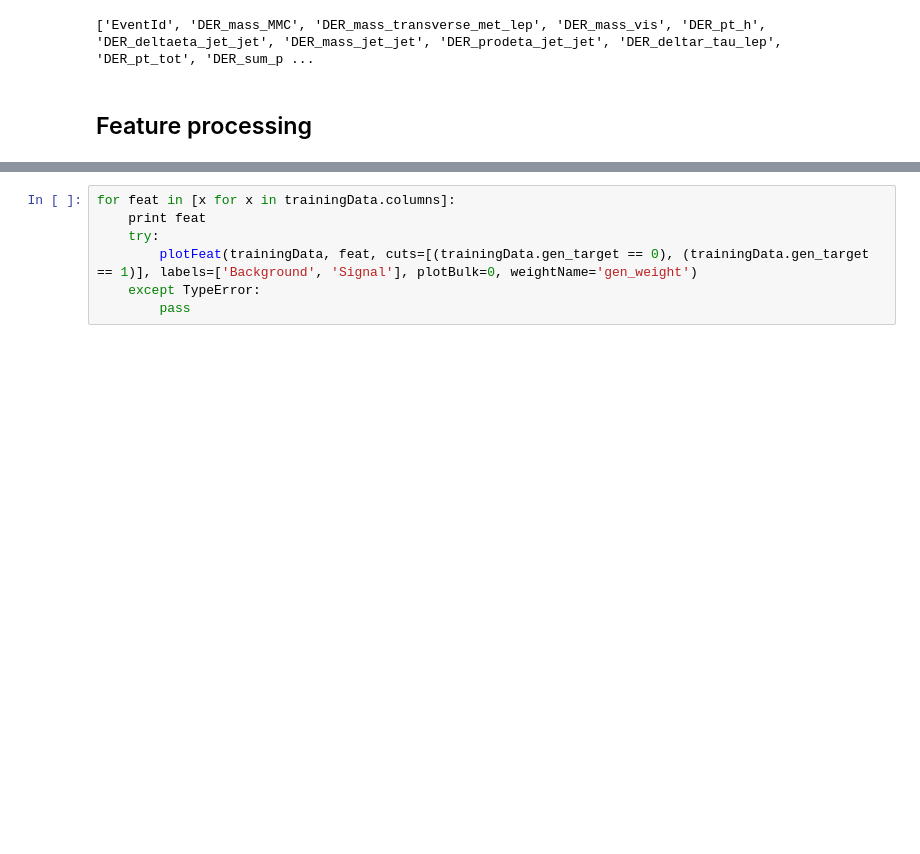
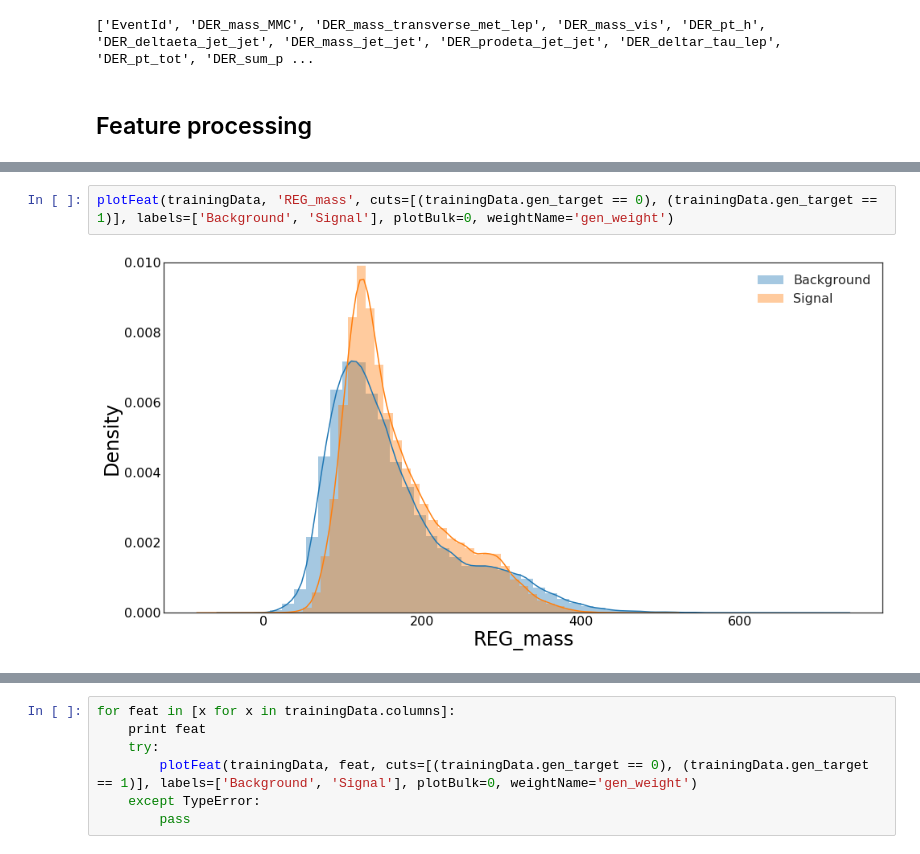
Before and after one commit to GilesStrong/Kaggle_HiggsML, a Jupyter notebook: Data_Processing/1_Data_Import.ipynb, the cells around one changed output, grey strips where cells are left out. Cells and saved outputs as stored; diff of their text form; blank space fills up the shorter version.

```diff
--- a/Data_Processing/1_Data_Import.ipynb
+++ b/Data_Processing/1_Data_Import.ipynb
@@ -100,3 +221,7 @@ Index([u'EventId', u'DER_mass_MMC', u'DER_mass_transverse_met_lep',
        u'PRI_jet_subleading_py', u'PRI_jet_subleading_pz', u'PRI_met_px',
        u'PRI_met_py'],
       dtype='object')
+# %%
+plotFeat(trainingData, 'REG_mass', cuts=[(trainingData.gen_target == 0), (trainingData.gen_target == 1)], labels=['Background', 'Signal'], plotBulk=0, weightName='gen_weight')
+# %% [output]
+[figure, added]
```
Also changed, not shown: parts of 18 cells of this notebook, 1 other file.
